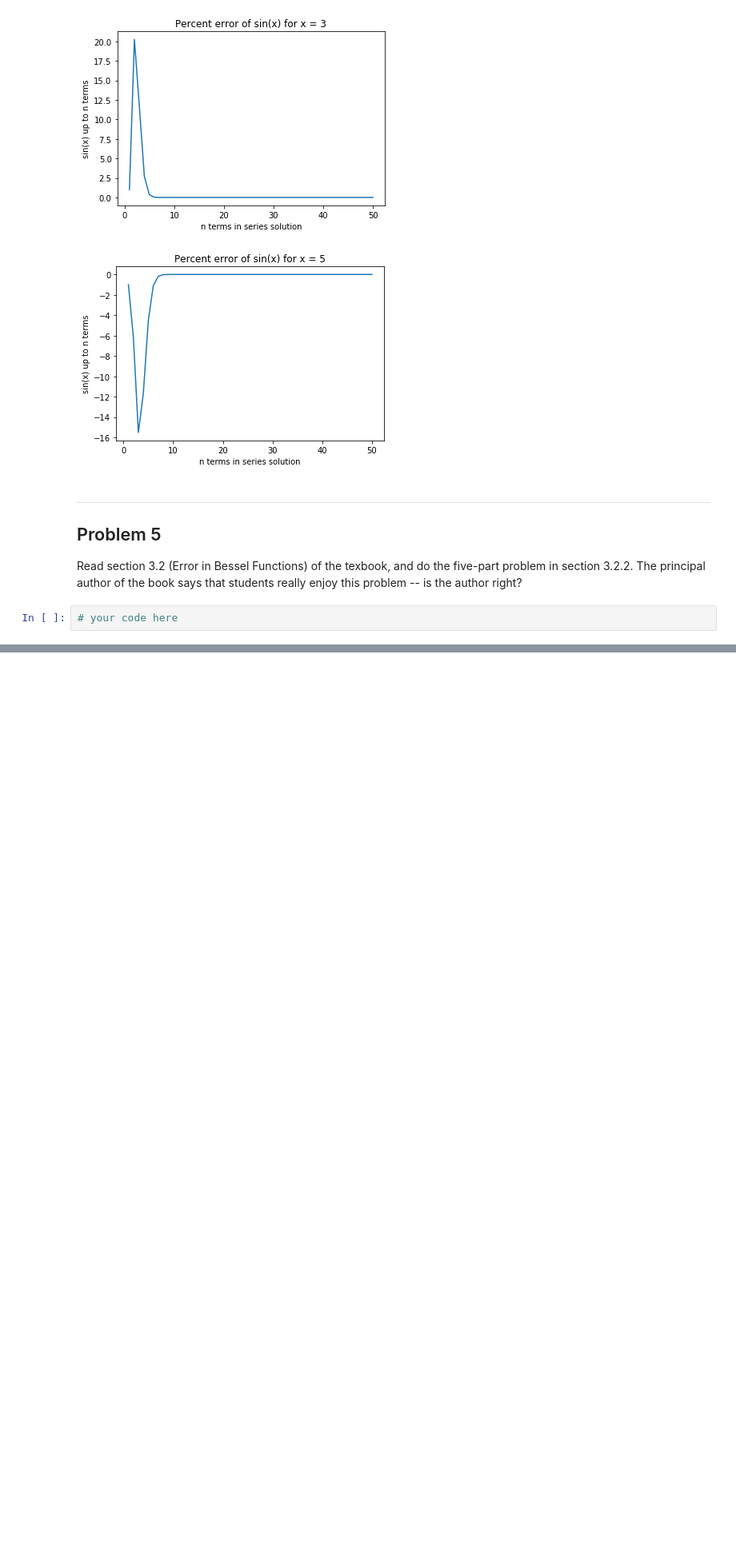
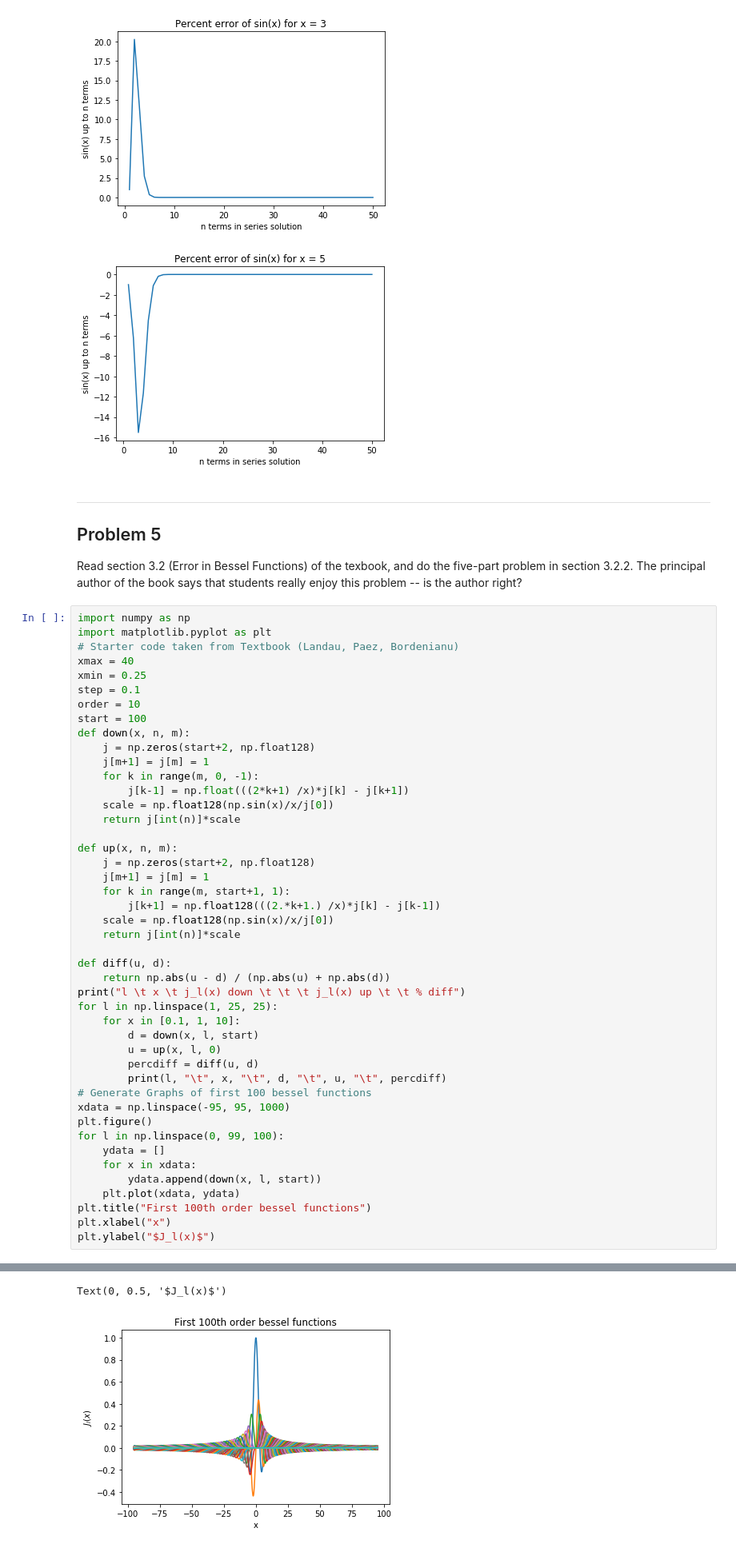
Before and after one commit to Yanall-Boutros/Computational-Physics, a Jupyter notebook: problem_sets/ps1/pset1.ipynb, the cells around one changed output, grey strips where cells are left out. Shown: that part at 80% size. Cells and saved outputs as stored; diff of their text form; blank space fills up the shorter version.

```diff
--- a/problem_sets/ps1/pset1.ipynb
+++ b/problem_sets/ps1/pset1.ipynb
@@ -508,5 +508,49 @@ for x in [0.1, 1, 3, 5]:
 ----------------------------
 ## Problem 5
 Read section 3.2 (Error in Bessel Functions) of the texbook, and do the five-part problem in section 3.2.2. The principal author of the book says that students really enjoy this problem -- is the author right?
-# %%
-# your code here
+# %%
+import numpy as np
+import matplotlib.pyplot as plt
+# Starter code taken from Textbook (Landau, Paez, Bordenianu)
+xmax = 40
+xmin = 0.25
+step = 0.1
+order = 10
+start = 100
+def down(x, n, m):
+    j = np.zeros(start+2, np.float128)
+    j[m+1] = j[m] = 1
+    for k in range(m, 0, -1):
+        j[k-1] = np.float(((2*k+1) /x)*j[k] - j[k+1])
+    scale = np.float128(np.sin(x)/x/j[0])
+    return j[int(n)]*scale
+
+def up(x, n, m):
+    j = np.zeros(start+2, np.float128)
+    j[m+1] = j[m] = 1
+    for k in range(m, start+1, 1):
+        j[k+1] = np.float128(((2.*k+1.) /x)*j[k] - j[k-1])
+    scale = np.float128(np.sin(x)/x/j[0])
+    return j[int(n)]*scale
+
+def diff(u, d):
+    return np.abs(u - d) / (np.abs(u) + np.abs(d))
+print("l \t x \t j_l(x) down \t \t \t j_l(x) up \t \t % diff")
+for l in np.linspace(1, 25, 25):
+    for x in [0.1, 1, 10]:
+        d = down(x, l, start)
+        u = up(x, l, 0)
+        percdiff = diff(u, d)
+        print(l, "\t", x, "\t", d, "\t", u, "\t", percdiff)
+# Generate Graphs of first 100 bessel functions
+xdata = np.linspace(-95, 95, 1000)
+plt.figure()
+for l in np.linspace(0, 99, 100):
+    ydata = []
+    for x in xdata:
+        ydata.append(down(x, l, start))
+    plt.plot(xdata, ydata)
+plt.title("First 100th order bessel functions")
+plt.xlabel("x")
+plt.ylabel("$J_l(x)$")
+# %% [output]
@@ -512,0 +574,2 @@ Read section 3.2 (Error in Bessel Functions) of the texbook, and do the five-par
+Text(0, 0.5, '$J_l(x)$')
+[figure, added]
```
Also changed, not shown: parts of 6 cells of this notebook, 7 other files.
